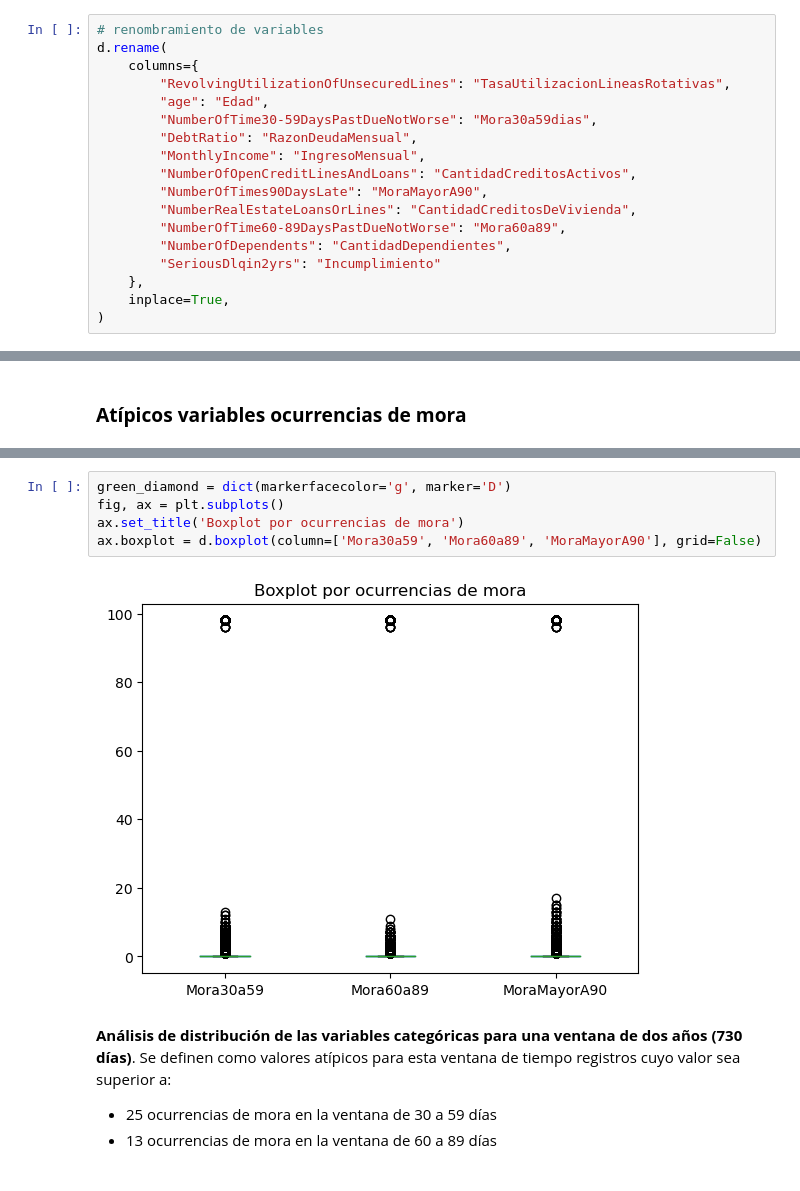
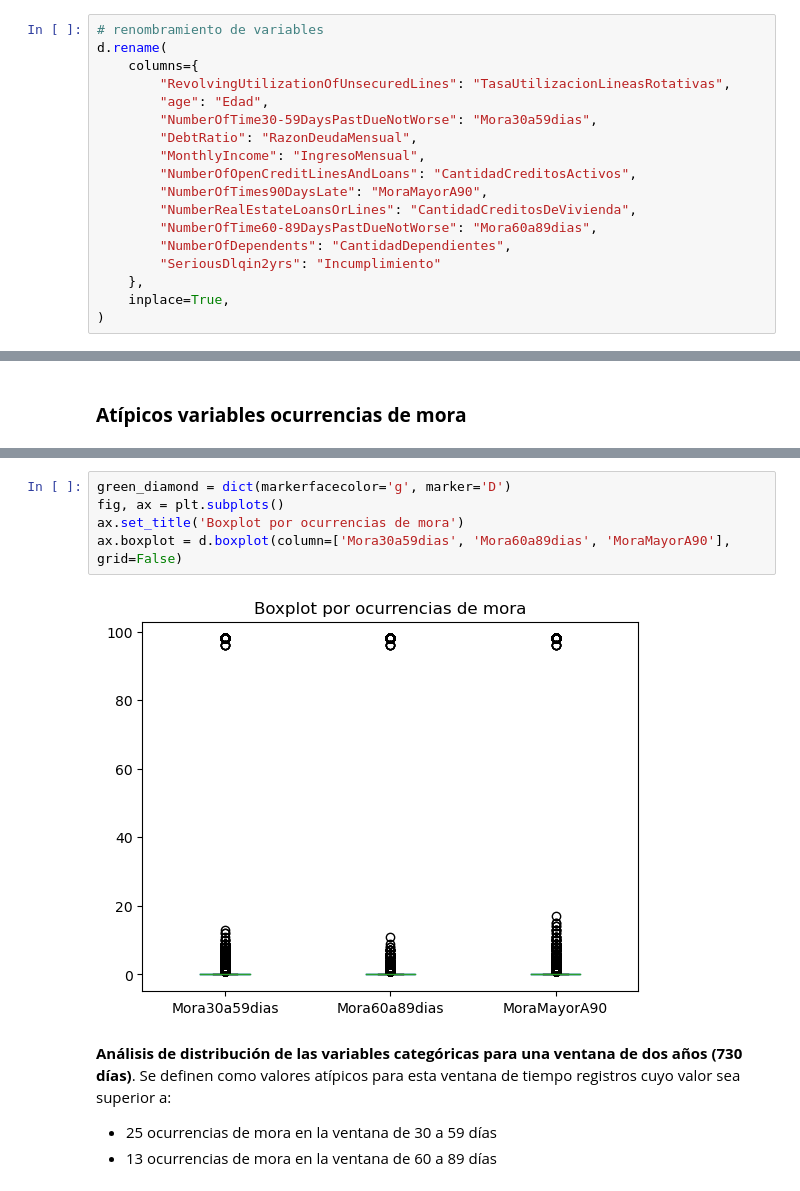
Before and after one commit to 00Fede/givemesomecredit, a Jupyter notebook: Preprocessing.ipynb, the cells around one changed output, grey strips where cells are left out. Saved outputs shown, nothing was run; the diff lists cells and outputs as text.

```diff
--- a/Preprocessing.ipynb
+++ b/Preprocessing.ipynb
@@ -101,7 +101,7 @@ d.rename(
         "NumberOfOpenCreditLinesAndLoans": "CantidadCreditosActivos",
         "NumberOfTimes90DaysLate": "MoraMayorA90",
         "NumberRealEstateLoansOrLines": "CantidadCreditosDeVivienda",
-        "NumberOfTime60-89DaysPastDueNotWorse": "Mora60a89",
+        "NumberOfTime60-89DaysPastDueNotWorse": "Mora60a89dias",
         "NumberOfDependents": "CantidadDependientes",
         "SeriousDlqin2yrs": "Incumplimiento"
     },
@@ -230,10 +210,10 @@ TypeError: 'Axes' object is not callable
 # %%
 green_diamond = dict(markerfacecolor='g', marker='D')
 fig, ax = plt.subplots()
 ax.set_title('Boxplot por ocurrencias de mora')
-ax.boxplot = d.boxplot(column=['Mora30a59', 'Mora60a89', 'MoraMayorA90'], grid=False)
+ax.boxplot = d.boxplot(column=['Mora30a59dias', 'Mora60a89dias', 'MoraMayorA90'], grid=False)
 # %% [output]
-[figure, old version]
+[figure, new version]
 # %% [markdown]
 **Análisis de distribución de las variables categóricas para una ventana de dos años (730 días)**. Se definen como valores atípicos para esta ventana de tiempo registros cuyo valor sea superior a:
 * 25 ocurrencias de mora en la ventana de 30 a 59 días
```
Also changed, not shown: parts of 16 cells of this notebook.
